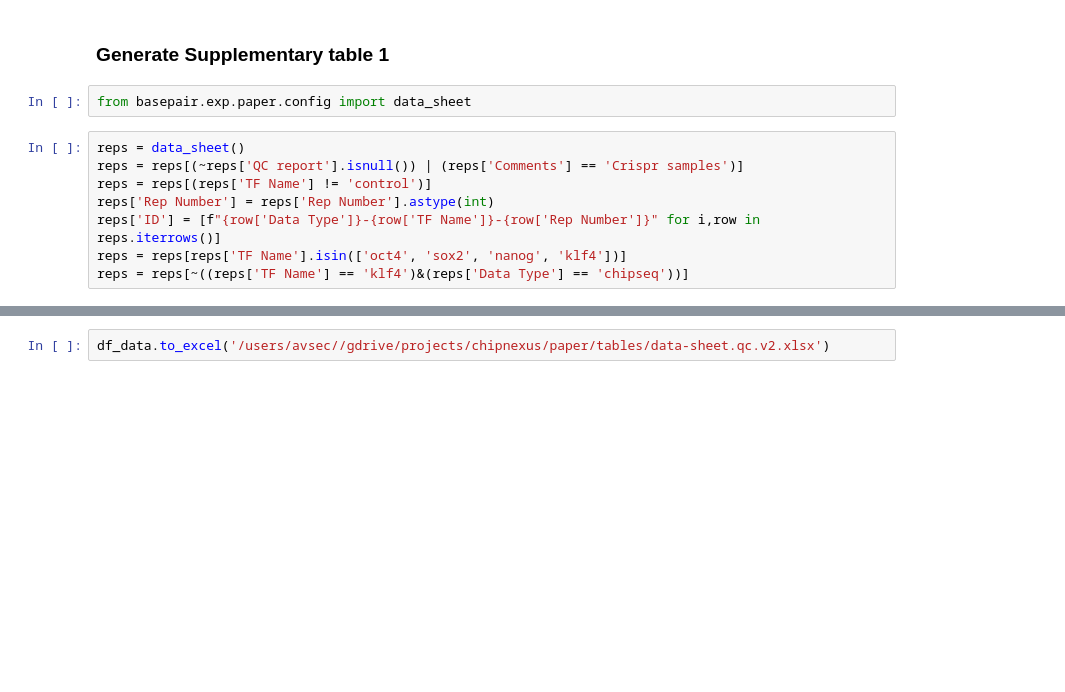
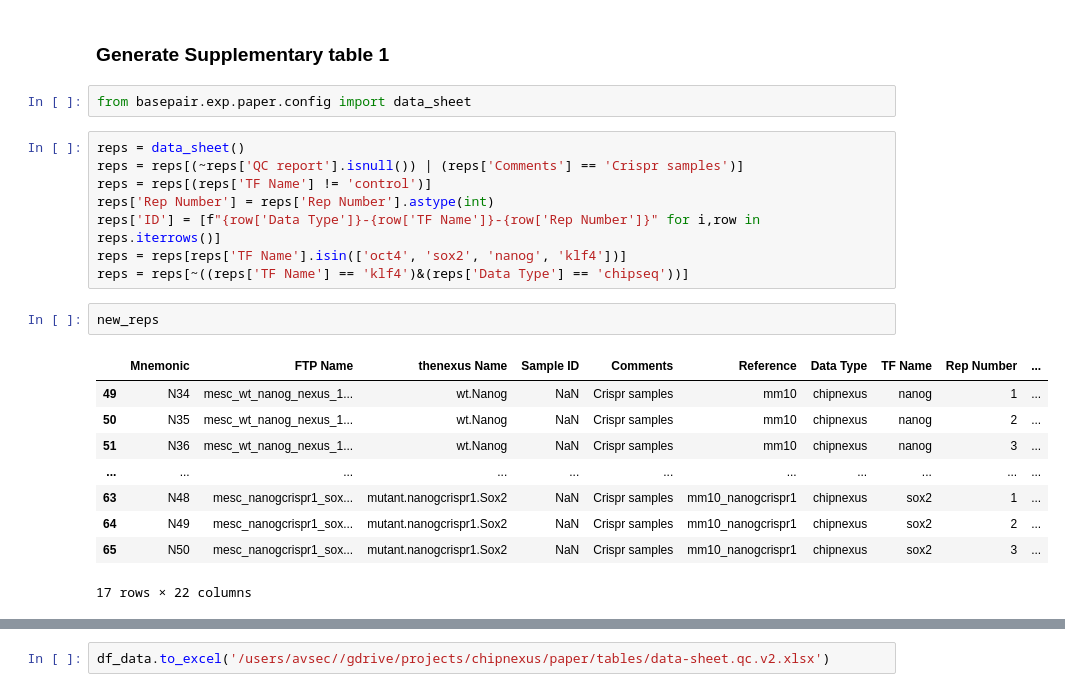
Before and after one commit to kundajelab/bpnet-manuscript, a Jupyter notebook: src/figures/qc.append-crispr.ipynb, the cells around one changed output, grey strips where cells are left out. Cells and saved outputs as stored; diff of their text form; blank space fills up the shorter version.

```diff
--- a/src/figures/qc.append-crispr.ipynb
+++ b/src/figures/qc.append-crispr.ipynb
@@ -235,5 +249,17 @@ reps['Rep Number'] = reps['Rep Number'].astype(int)
 reps['ID'] = [f"{row['Data Type']}-{row['TF Name']}-{row['Rep Number']}" for i,row in reps.iterrows()]
 reps = reps[reps['TF Name'].isin(['oct4', 'sox2', 'nanog', 'klf4'])]
 reps = reps[~((reps['TF Name'] == 'klf4')&(reps['Data Type'] == 'chipseq'))]
+# %%
+new_reps
+# %% [output]
+|  | Mnemonic | FTP Name | thenexus Name | Sample ID | Comments | Reference | Data Type | TF Name | Rep Number | ... |
+| 49 | N34 | mesc_wt_nanog_nexus_1... | wt.Nanog | NaN | Crispr samples | mm10 | chipnexus | nanog | 1 | ... |
+| 50 | N35 | mesc_wt_nanog_nexus_1... | wt.Nanog | NaN | Crispr samples | mm10 | chipnexus | nanog | 2 | ... |
+| 51 | N36 | mesc_wt_nanog_nexus_1... | wt.Nanog | NaN | Crispr samples | mm10 | chipnexus | nanog | 3 | ... |
+| ... | ... | ... | ... | ... | ... | ... | ... | ... | ... | ... |
+| 63 | N48 | mesc_nanogcrispr1_sox... | mutant.nanogcrispr1.Sox2 | NaN | Crispr samples | mm10_nanogcrispr1 | chipnexus | sox2 | 1 | ... |
+| 64 | N49 | mesc_nanogcrispr1_sox... | mutant.nanogcrispr1.Sox2 | NaN | Crispr samples | mm10_nanogcrispr1 | chipnexus | sox2 | 2 | ... |
+| 65 | N50 | mesc_nanogcrispr1_sox... | mutant.nanogcrispr1.Sox2 | NaN | Crispr samples | mm10_nanogcrispr1 | chipnexus | sox2 | 3 | ... |
+17 rows × 22 columns
 # %%
 # Add df_data
```
Also changed, not shown: parts of 13 cells of this notebook.
